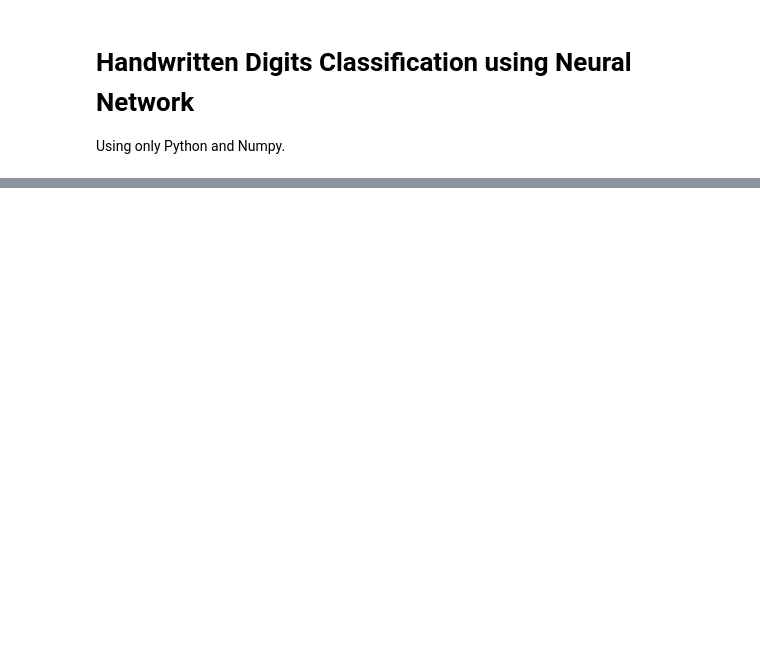
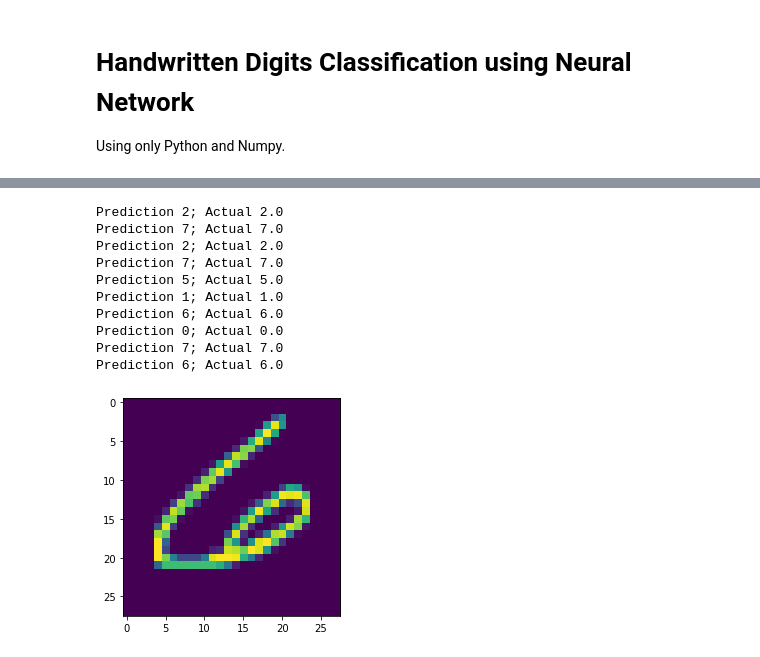
Before and after one commit to bharxhav/handwritten-nn-py, a Jupyter notebook: main.ipynb, the cells around one changed output, grey strips where cells are left out. Cells and saved outputs as stored; diff of their text form; code cells hidden in the pictures; blank space fills up the shorter version.

```diff
--- a/main.ipynb
+++ b/main.ipynb
@@ -15,0 +19,3 @@ data.shape
+# %%
+train = np.array(train, dtype=np.float64)
+train.shape
@@ -83,9 +114,12 @@ def backward_propagation(X, Y, Z1, A1, Z2, A2, W1, W2):
 # %%
-def update_params(W1, b1, W2, b2, dW1, db1, dW2, db2, alpha):
-    W1 = W1 - alpha * dW1
-    b1 = b1 - alpha * db1
+def correction(W1, dW1, b1, db1, W2, dW2, b2, db2, W3, dW3, b3, db3, alpha):
+    W1 = W1 - (alpha * dW1)
+    b1 = b1 - (alpha * db1)
 
-    W2 = W2 - alpha * dW2
-    b2 = b2 - alpha * db2
+    W2 = W2 - (alpha * dW2)
+    b2 = b2 - (alpha * db2)
 
-    return W1, b1, W2, b2
+    W3 = W3 - (alpha * dW3)
+    b3 = b3 - (alpha * db3)
+
+    return W1, b1, W2, b2, W3, b3
@@ -100,14 +131,14 @@ def get_accuracy_percent(predictions, Y):
 # %%
-# The Learning
 def gradient_descent(X, Y, alpha, iterations):
-    W1, b1, W2, b2 = init()
+    W1, b1, W2, b2, W3, b3 = initialisation()
 
-    for i in range(iterations + 1):
-        Z1, A1, Z2, A2 = forward_propagation(X, W1, b1, W2, b2)
-        dW1, db1, dW2, db2 = backward_propagation(X, Y, Z1, A1, Z2, A2, W1, W2)
-        W1, b1, W2, b2 = update_params(W1, b1, W2, b2, dW1, db1, dW2, db2, alpha)
+    for iteration in range(iterations + 1):
+        A3, dW1, db1, dW2, db2, dW3, db3 = propagation(X, W1, b1, W2, b2, W3, b3, Y)
+        W1, b1, W2, b2, W3, b3 = correction(W1, dW1, b1, db1, W2, dW2, b2, db2, W3, dW3, b3, db3, alpha)
 
-        if i % 10 == 0:
-            print(f"Iteration {i}: {get_accuracy_percent(get_prediction(A2), Y)}% Accuracy")
 
-    return W1, b1, W2, b2
+        print(f"Iteration {iteration}: {accuracy(A3, Y)}")
+
+    return W1, b1, W2, b2, W3, b3, A3
+# %%
+W1, b1, W2, b2, W3, b3, A3 = gradient_descent(X, Y, 0.01, 15)
@@ -113,0 +162,20 @@ def gradient_descent(X, Y, alpha, iterations):
+# %%
+import matplotlib.pyplot as plt
+
+predictions = np.argmax(A3, axis=0)
+
+for i in np.random.randint(0, 42000, 10):
+    print(f"Prediction {predictions[i]}; Actual {Y[i]}")
+    plt.imshow(X[:, i].reshape((28, 28, 1)))
+# %% [output]
+Prediction 2; Actual 2.0
+Prediction 7; Actual 7.0
+Prediction 2; Actual 2.0
+Prediction 7; Actual 7.0
+Prediction 5; Actual 5.0
+Prediction 1; Actual 1.0
+Prediction 6; Actual 6.0
+Prediction 0; Actual 0.0
+Prediction 7; Actual 7.0
+Prediction 6; Actual 6.0
+[figure, added]
```
Also changed, not shown: parts of 24 cells of this notebook.
